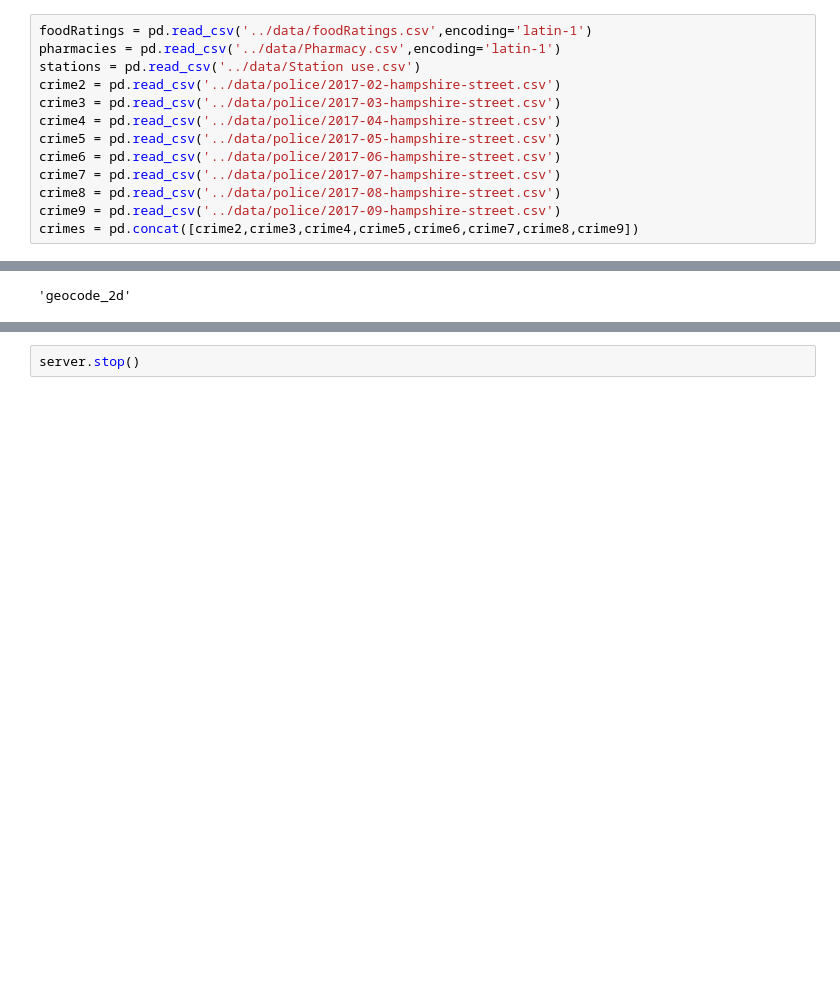
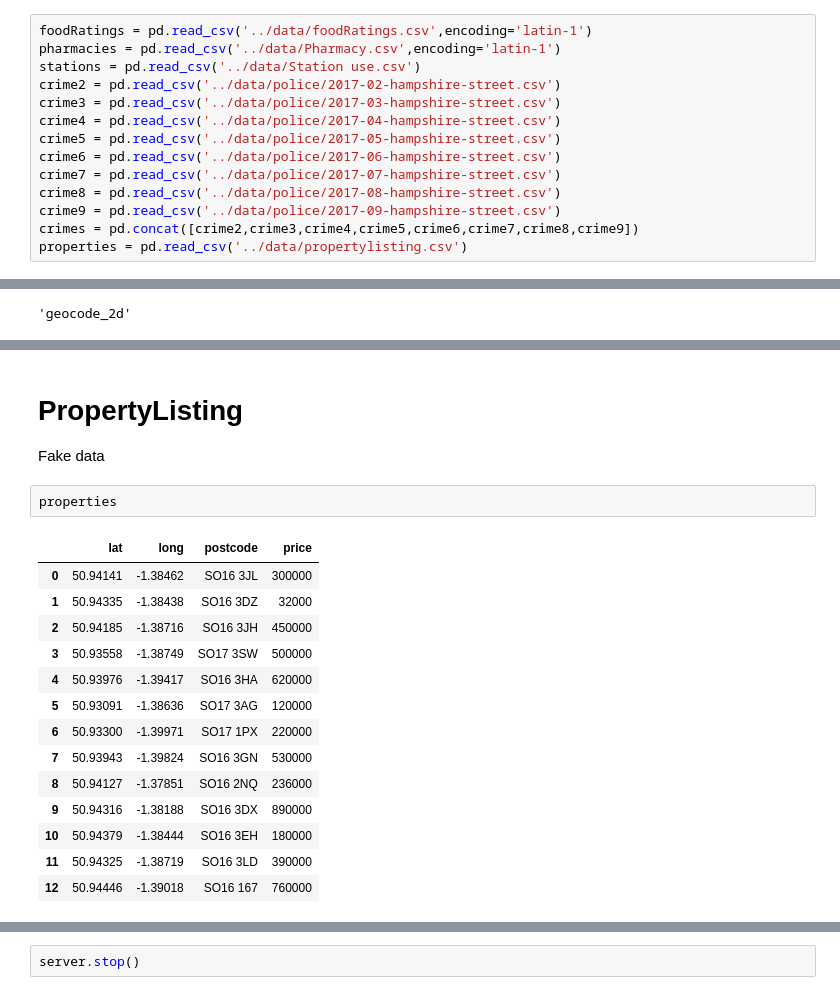
Before and after one commit to eddaking/COMP6214CW2, a Jupyter notebook: data/DataPreprocessor.ipynb, the cells around one changed output, grey strips where cells are left out. Saved outputs shown, nothing was run; the diff lists cells and outputs as text; blank space fills up the shorter version.

Commit message:
property transactions and property postings

```diff
--- a/data/DataPreprocessor.ipynb
+++ b/data/DataPreprocessor.ipynb
@@ -20,3 +20,4 @@ crime7 = pd.read_csv('../data/police/2017-07-hampshire-street.csv')
 crime8 = pd.read_csv('../data/police/2017-08-hampshire-street.csv')
 crime9 = pd.read_csv('../data/police/2017-09-hampshire-street.csv')
 crimes = pd.concat([crime2,crime3,crime4,crime5,crime6,crime7,crime8,crime9])
+properties = pd.read_csv('../data/propertylisting.csv')
@@ -136,0 +137,20 @@ for doc in db.places.find(query).limit(30):
+# %% [markdown]
+# PropertyListing
+Fake data
+# %%
+properties
+# %% [output]
+|  | lat | long | postcode | price |
+| 0 | 50.94141 | -1.38462 | SO16 3JL | 300000 |
+| 1 | 50.94335 | -1.38438 | SO16 3DZ | 32000 |
+| 2 | 50.94185 | -1.38716 | SO16 3JH | 450000 |
+| 3 | 50.93558 | -1.38749 | SO17 3SW | 500000 |
+| 4 | 50.93976 | -1.39417 | SO16 3HA | 620000 |
+| 5 | 50.93091 | -1.38636 | SO17 3AG | 120000 |
+| 6 | 50.93300 | -1.39971 | SO17 1PX | 220000 |
+| 7 | 50.93943 | -1.39824 | SO16 3GN | 530000 |
+| 8 | 50.94127 | -1.37851 | SO16 2NQ | 236000 |
+| 9 | 50.94316 | -1.38188 | SO16 3DX | 890000 |
+| 10 | 50.94379 | -1.38444 | SO16 3EH | 180000 |
+| 11 | 50.94325 | -1.38719 | SO16 3LD | 390000 |
+| 12 | 50.94446 | -1.39018 | SO16 167 | 760000 |
```
Also changed, not shown: parts of 9 cells of this notebook, 6 other files.
